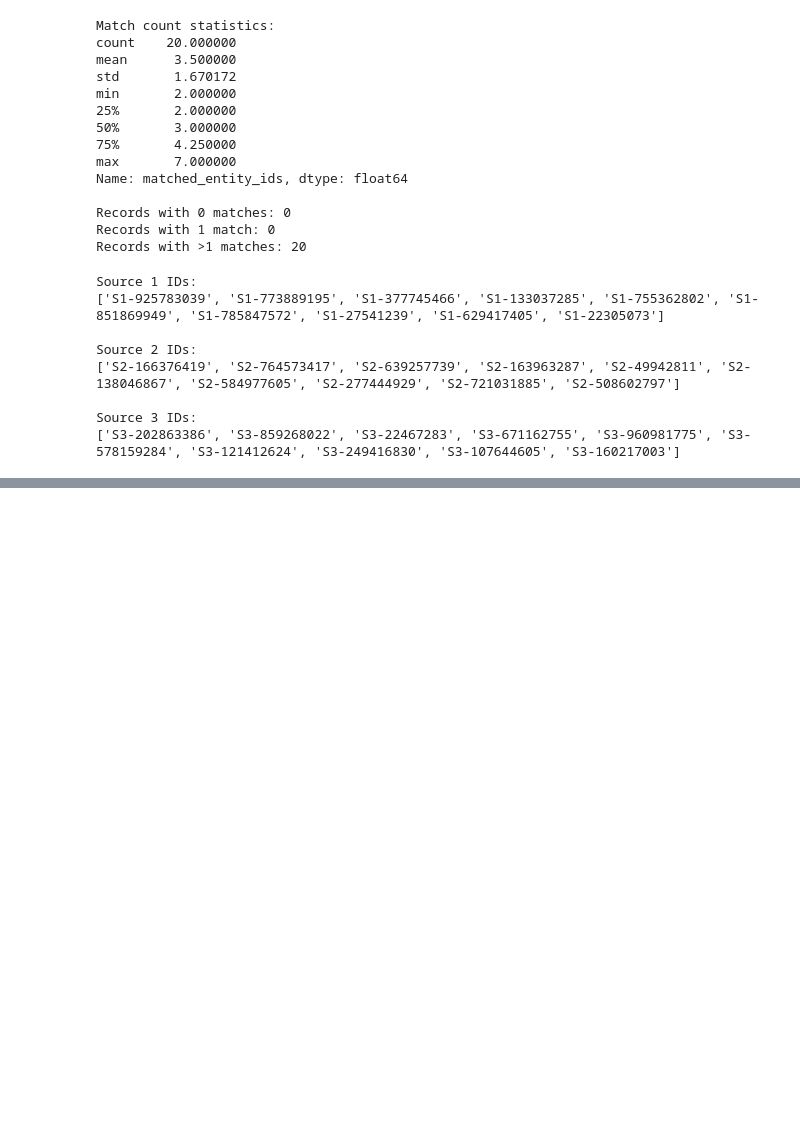
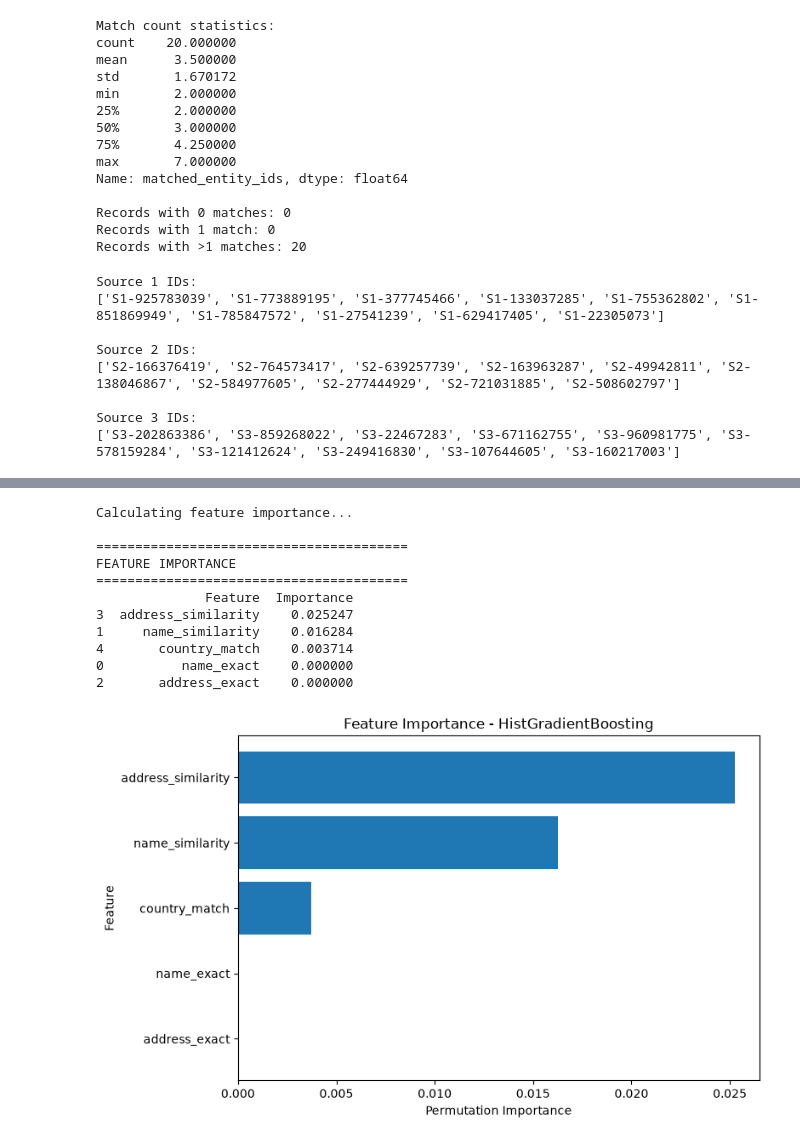
Before and after one commit to chasanth/Business-entity-resolution, a Jupyter notebook: eda.ipynb, the cells around one changed output, grey strips where cells are left out. Saved outputs shown, nothing was run; the diff lists cells and outputs as text; code cells hidden in the pictures; blank space fills up the shorter version.

```diff
--- a/eda.ipynb
+++ b/eda.ipynb
@@ -149,0 +2380,74 @@ Source 3 IDs:
+# %%
+# ==========================================
+# STEP 49: FEATURE IMPORTANCE
+# Using Permutation Importance
+# ==========================================
+
+from sklearn.inspection import permutation_importance
+import pandas as pd
+import matplotlib.pyplot as plt
+
+print("Calculating feature importance...")
+
+# Use a smaller validation sample for speed
+sample_size = min(20000, len(X_val_model))
+
+X_val_sample = X_val_model.sample(
+    n=sample_size,
+    random_state=42
+)
+
+y_val_sample = y_val.loc[X_val_sample.index]
+
+# Permutation importance
+perm_result = permutation_importance(
+    model,
+    X_val_sample,
+    y_val_sample,
+    n_repeats=3,
+    random_state=42,
+    scoring="f1",
+    n_jobs=-1
+)
+
+importance_df = pd.DataFrame({
+    "Feature": feature_cols,
+    "Importance": perm_result.importances_mean
+}).sort_values(
+    "Importance",
+    ascending=False
+)
+
+print("\n========================================")
+print("FEATURE IMPORTANCE")
+print("========================================")
+print(importance_df)
+
+# Plot
+plt.figure(figsize=(8, 5))
+
+plt.barh(
+    importance_df["Feature"],
+    importance_df["Importance"]
+)
+
+plt.xlabel("Permutation Importance")
+plt.ylabel("Feature")
+plt.title("Feature Importance - HistGradientBoosting")
+
+plt.gca().invert_yaxis()
+plt.tight_layout()
+plt.show()
+# %% [output]
+Calculating feature importance...
+
+========================================
+FEATURE IMPORTANCE
+========================================
+              Feature  Importance
+3  address_similarity    0.025247
+1     name_similarity    0.016284
+4       country_match    0.003714
+0          name_exact    0.000000
+2       address_exact    0.000000
+[figure, added]
```
Also changed, not shown: parts of 49 cells of this notebook, 2 other files.
